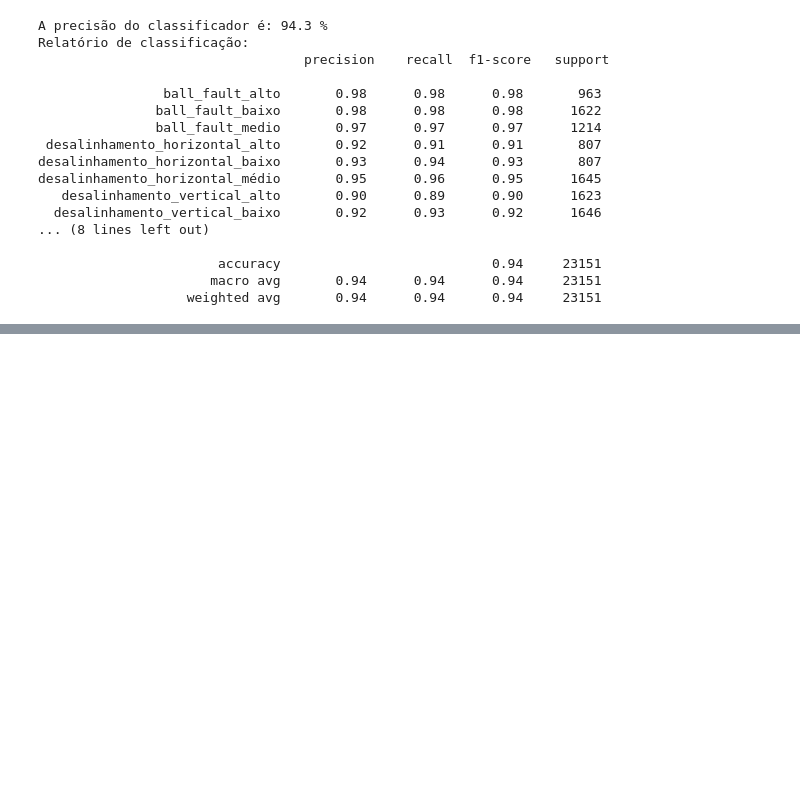
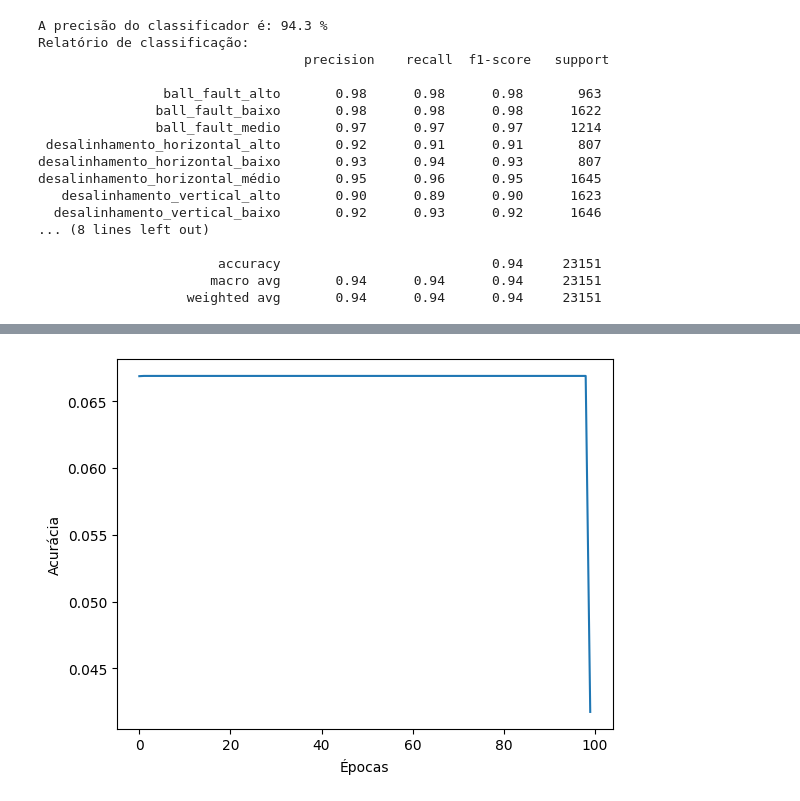
Before and after one commit to dossleo/ProjetoFinal_LeoanrdoPacheco_UFRJ_LAVI, a Jupyter notebook: machine_learning.ipynb, the cells around one changed output, grey strips where cells are left out. Drawn from its saved outputs; the diff is of its cells as text; code cells hidden in the pictures; blank space fills up the shorter version.

```diff
--- a/machine_learning.ipynb
+++ b/machine_learning.ipynb
@@ -174,0 +167,21 @@ desalinhamento_horizontal_médio       0.98      0.99      0.98      1580
+# %%
+from sklearn.preprocessing import LabelEncoder
+# Separar as features (X) da coluna "defeito" (y)
+X = df.drop("defeito", axis=1)
+y = df["defeito"]
+
+# Dividir os dados em conjunto de treinamento e teste
+le = LabelEncoder()
+y = le.fit_transform(y)
+X_train, X_test, y_train, y_test = train_test_split(X, y, test_size=0.3)
+# %%
+model = Sequential()
+model.add(Dense(64, input_dim=X_train.shape[1], activation='relu'))
+model.add(Dense(128, activation='relu'))
+model.add(Dense(64, activation='relu'))
+model.add(Dense(32, activation='relu'))
+model.add(Dense(16, activation='relu'))
+model.add(Dense(1, activation='sigmoid'))
+model.compile(loss='binary_crossentropy', optimizer='adam', metrics=['accuracy'])
+# %%
+history = model.fit(X_train, y_train, epochs=100, verbose=0)
@@ -174,0 +214,7 @@ desalinhamento_horizontal_médio       0.98      0.99      0.98      1580
+# %%
+plt.plot(history.history['accuracy'])
+plt.xlabel("Épocas")
+plt.ylabel("Acurácia")
+plt.show()
+# %% [output]
+[figure, added]
```
Also changed, not shown: parts of 7 cells of this notebook, 7 other files.
